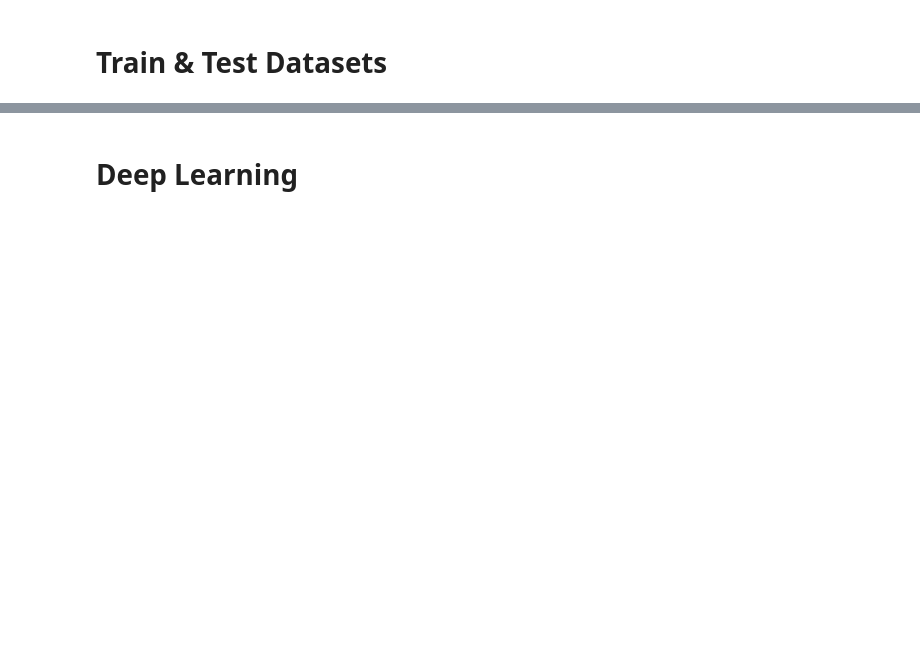
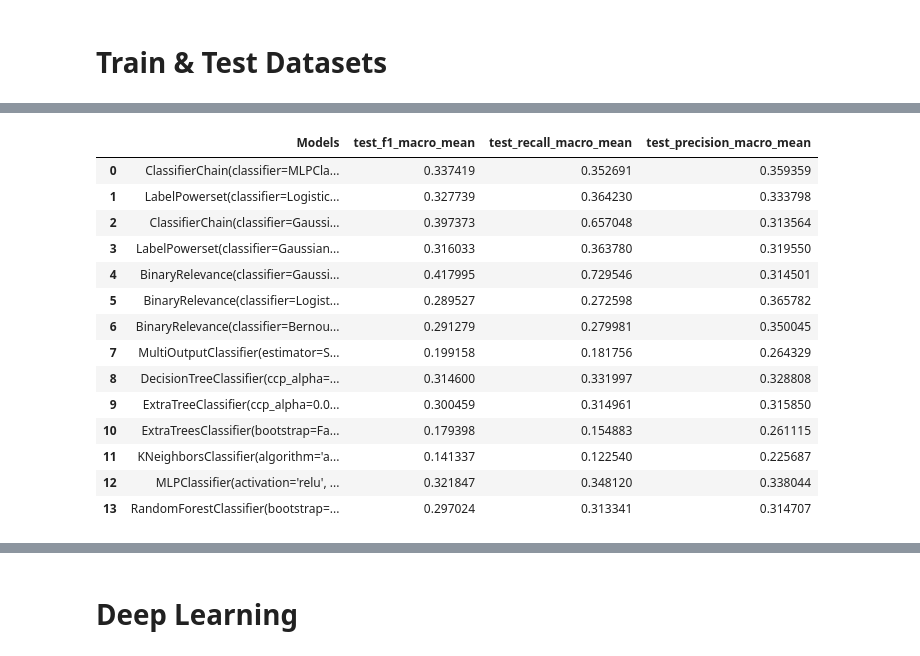
Before and after one commit to GuanyuTan/Personality-and-Demographic-Traits-to-Gift-Preferences-Classifier, a Jupyter notebook: Love_Hackathon.ipynb, the cells around one changed output, grey strips where cells are left out. Drawn from its saved outputs; the diff is of its cells as text; code cells hidden in the pictures; blank space fills up the shorter version.

```diff
--- a/Love_Hackathon.ipynb
+++ b/Love_Hackathon.ipynb
@@ -93,12 +49,13 @@ df.rename(columns={'Hobby (Select 3)': 'Hobby', 'Gift Preferences (Choose 3)': '
 
 #Handle single feature with multiple values through one-hot encoding
 multi_val_cols = ['Hobby', 'Movie Preferences', 'Gift Preferences']
-new_df = multi_cat_val_handler(df, multi_val_cols)
+new_df = utils.multi_cat_val_handler(df, multi_val_cols)
 new_df = pd.get_dummies(new_df, drop_first=True)
 
 #remove weird col
 new_df.drop(['g_A smile HAHAHAHA'], axis=1, inplace=True)
 new_df.drop(['g_I would choose all'], axis=1, inplace=True)
+new_df.drop(['g_Not necessarily'], axis=1, inplace=True)
 
 #remove NAN in movie - NAN means they don't like all movie
 for col in new_df.columns:
@@ -251,0 +122,20 @@ array([[[33,  0],
+# %%
+# from sklearn.decomposition import PCA
+# mask = new_df.columns.str.contains(r'g_.*')
+# y = new_df.iloc[:, mask]
+# X_master = new_df.drop(y.columns, axis=1)
+# #only select columns from after filtering using correlation
+# X = X_master[columns_select_converted]
+
+# from sklearn.preprocessing import MinMaxScaler
+# scaler = MinMaxScaler()
+# X = scaler.fit_transform(X)
+# y = y.to_numpy()
+
+# #test PCA
+# pca = PCA(n_components=20)
+# principalComponents = pca.fit_transform(X)
+# principalDf = pd.DataFrame(data = principalComponents)
+
+# X_train, X_test, y_train, y_test = train_test_split(principalDf, y, test_size=0.20, random_state=42)
+X, y, X_train, X_test, y_train, y_test = utils.get_dataset()
@@ -251,0 +390,21 @@ array([[[33,  0],
+# %%
+def imp_scores(df_score):
+    return df_score[['Models','test_f1_macro_mean', 'test_recall_macro_mean', 'test_precision_macro_mean']]
+# %%
+imp_scores(score_df)
+# %% [output]
+|  | Models | test_f1_macro_mean | test_recall_macro_mean | test_precision_macro_mean |
+| 0 | ClassifierChain(classifier=MLPCla... | 0.337419 | 0.352691 | 0.359359 |
+| 1 | LabelPowerset(classifier=Logistic... | 0.327739 | 0.364230 | 0.333798 |
+| 2 | ClassifierChain(classifier=Gaussi... | 0.397373 | 0.657048 | 0.313564 |
+| 3 | LabelPowerset(classifier=Gaussian... | 0.316033 | 0.363780 | 0.319550 |
+| 4 | BinaryRelevance(classifier=Gaussi... | 0.417995 | 0.729546 | 0.314501 |
+| 5 | BinaryRelevance(classifier=Logist... | 0.289527 | 0.272598 | 0.365782 |
+| 6 | BinaryRelevance(classifier=Bernou... | 0.291279 | 0.279981 | 0.350045 |
+| 7 | MultiOutputClassifier(estimator=S... | 0.199158 | 0.181756 | 0.264329 |
+| 8 | DecisionTreeClassifier(ccp_alpha=... | 0.314600 | 0.331997 | 0.328808 |
+| 9 | ExtraTreeClassifier(ccp_alpha=0.0... | 0.300459 | 0.314961 | 0.315850 |
+| 10 | ExtraTreesClassifier(bootstrap=Fa... | 0.179398 | 0.154883 | 0.261115 |
+| 11 | KNeighborsClassifier(algorithm='a... | 0.141337 | 0.122540 | 0.225687 |
+| 12 | MLPClassifier(activation='relu', ... | 0.321847 | 0.348120 | 0.338044 |
+| 13 | RandomForestClassifier(bootstrap=... | 0.297024 | 0.313341 | 0.314707 |
```
Also changed, not shown: parts of 62 cells of this notebook, 2 other files.
